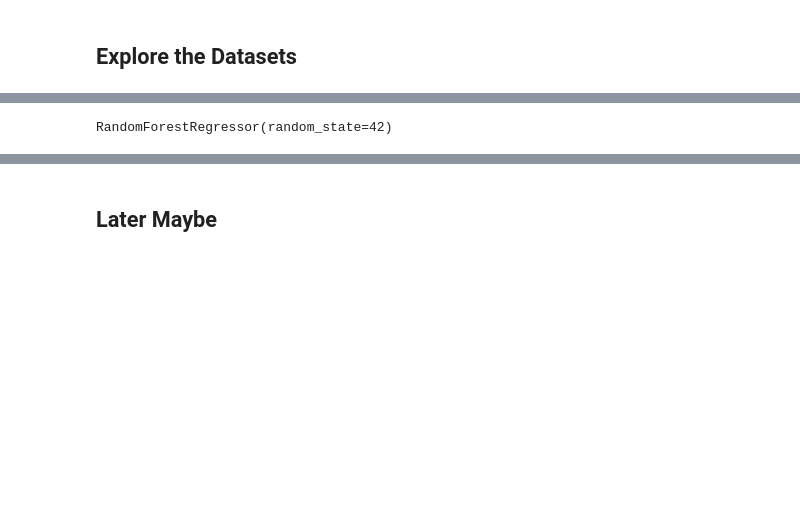
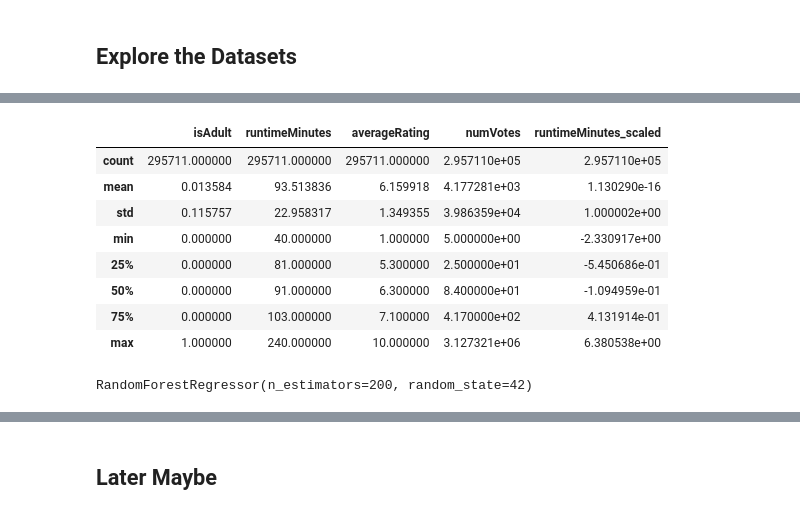
Before and after one commit to IslombekMir/Machine-Learning-Coursework, a Jupyter notebook: notebooks/main.ipynb, the cells around one changed output, grey strips where cells are left out. Cells and saved outputs as stored; diff of their text form; code cells hidden in the pictures; blank space fills up the shorter version.

```diff
--- a/notebooks/main.ipynb
+++ b/notebooks/main.ipynb
@@ -74,3 +190,15 @@ plt.show()
+# %%
+movies.describe()
+# %% [output]
+|  | isAdult | runtimeMinutes | averageRating | numVotes | runtimeMinutes_scaled |
+| count | 295711.000000 | 295711.000000 | 295711.000000 | 2.957110e+05 | 2.957110e+05 |
+| mean | 0.013584 | 93.513836 | 6.159918 | 4.177281e+03 | 1.130290e-16 |
+| std | 0.115757 | 22.958317 | 1.349355 | 3.986359e+04 | 1.000002e+00 |
+| min | 0.000000 | 40.000000 | 1.000000 | 5.000000e+00 | -2.330917e+00 |
+| 25% | 0.000000 | 81.000000 | 5.300000 | 2.500000e+01 | -5.450686e-01 |
+| 50% | 0.000000 | 91.000000 | 6.300000 | 8.400000e+01 | -1.094959e-01 |
+| 75% | 0.000000 | 103.000000 | 7.100000 | 4.170000e+02 | 4.131914e-01 |
+| max | 1.000000 | 240.000000 | 10.000000 | 3.127321e+06 | 6.380538e+00 |
 # %%
 from sklearn.preprocessing import StandardScaler
 
@@ -94,10 +222,10 @@ X_train, X_test, y_train, y_test = train_test_split(X, y, test_size=0.2, random_
 # %%
 from sklearn.ensemble import RandomForestRegressor
 
-model = RandomForestRegressor(n_estimators=100, random_state=42)
+model = RandomForestRegressor(n_estimators=200, random_state=42)
 model.fit(X_train, y_train)
 # %% [output]
-RandomForestRegressor(random_state=42)
+RandomForestRegressor(n_estimators=200, random_state=42)
 # %%
 from sklearn.metrics import mean_squared_error
 
```
Also changed, not shown: parts of 38 cells of this notebook.
